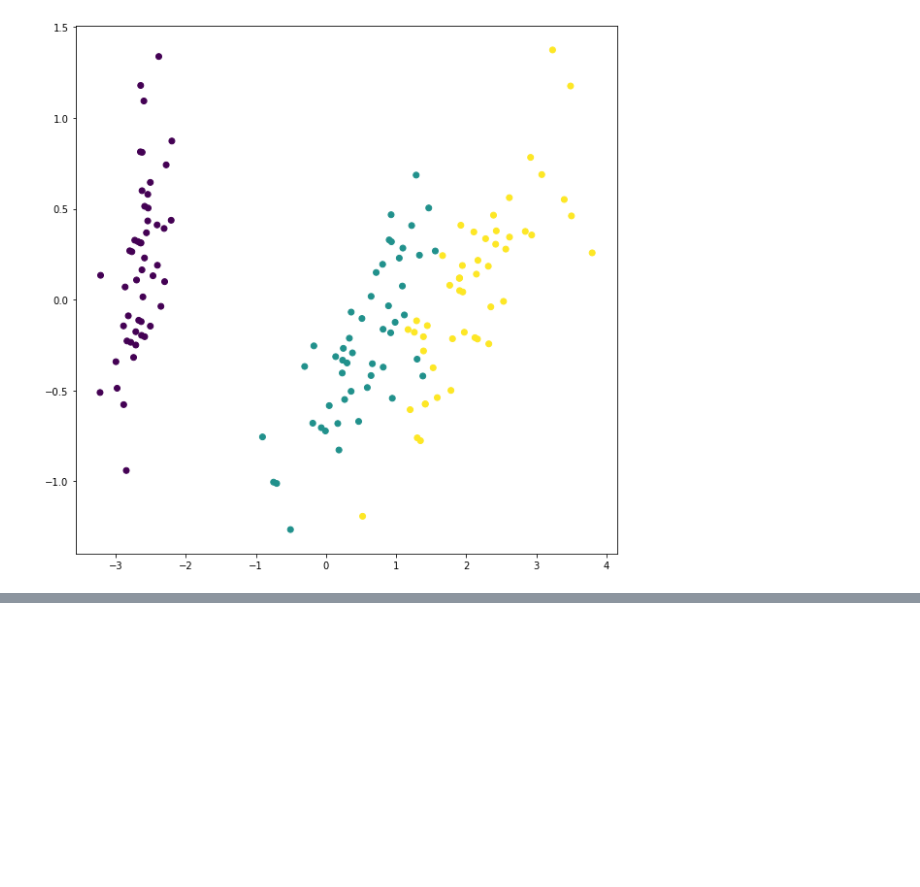
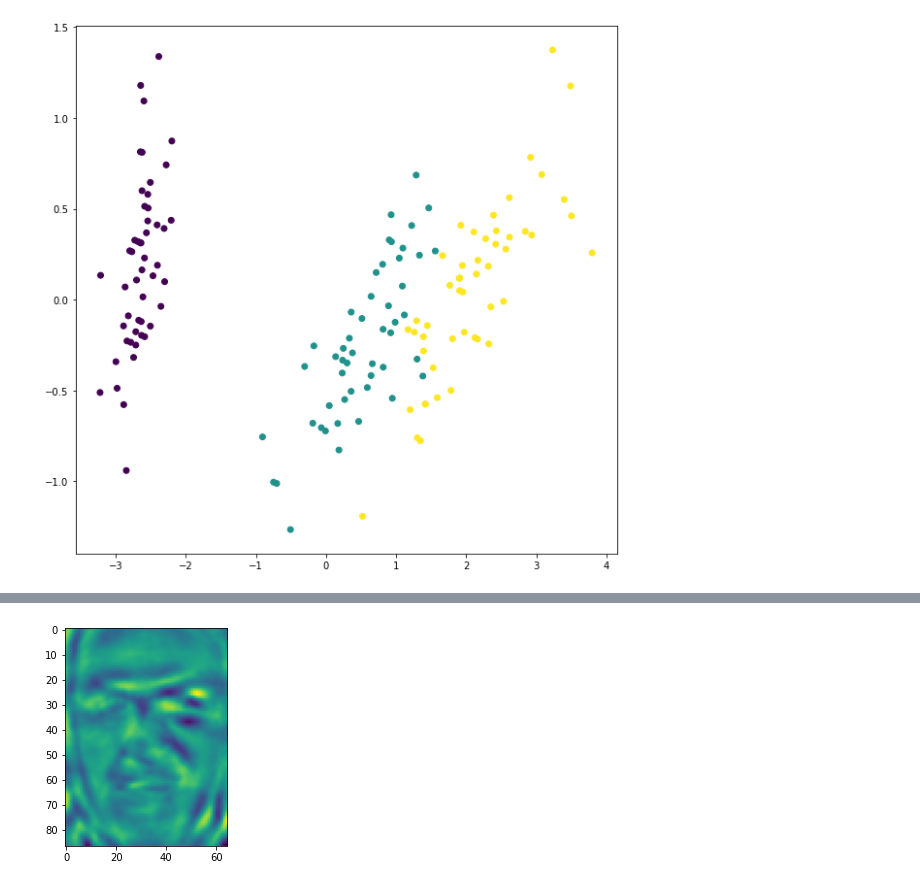
Before and after one commit to muinise74/Machine-Learning-, a Jupyter notebook: ex06_비지도 학습.ipynb, the cells around one changed output, grey strips where cells are left out. Saved outputs shown, nothing was run; the diff lists cells and outputs as text; code cells hidden in the pictures; blank space fills up the shorter version.

```diff
--- a/ex06_비지도 학습.ipynb
+++ b/ex06_비지도 학습.ipynb
@@ -127,0 +194,5 @@ plt.imshow(people.images[500] , cmap = 'gray')
+# %%
+for i in range(len(pca.components_)):
+    plt.imshow(pca.components_[i].reshape(87,65))
+# %% [output]
+[figure, added]
```
Also changed, not shown: parts of 36 cells of this notebook.
